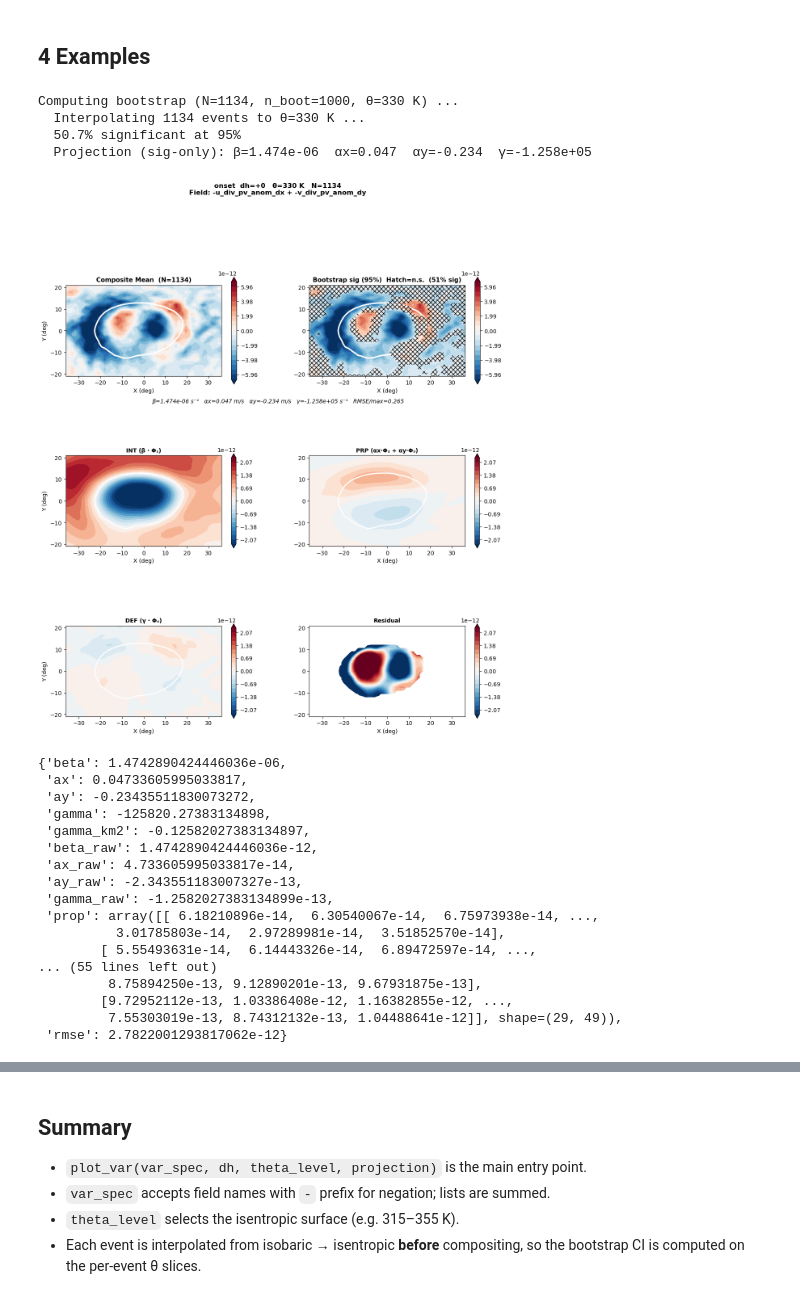
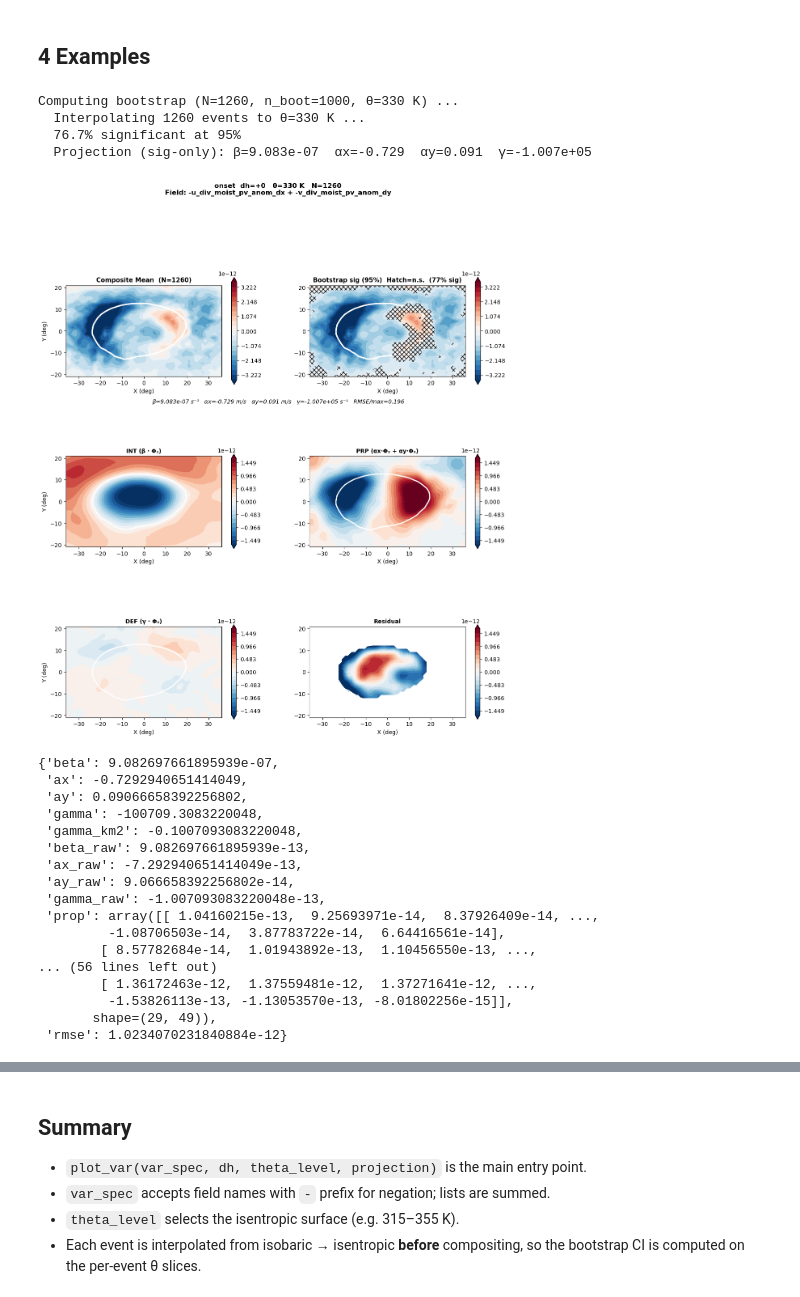
Before and after one commit to yanxingjianken/pvtend, a Jupyter notebook: examples/04i_single_var_isentropic_composite.ipynb, the cells around one changed output, grey strips where cells are left out. Drawn from its saved outputs; the diff is of its cells as text; code cells hidden in the pictures.

```diff
--- a/examples/04i_single_var_isentropic_composite.ipynb
+++ b/examples/04i_single_var_isentropic_composite.ipynb
@@ -526,31 +526,31 @@ plot_var() defined.
 ## 4  Examples
 # %%
 # 6-panel: divergent outflow on 330 K with projection
-plot_var(["-u_div_pv_anom_dx", "-v_div_pv_anom_dy"],
+plot_var(["-u_div_moist_pv_anom_dx", "-v_div_moist_pv_anom_dy"],
          dh=0, theta_level=330, projection=True)
 # %% [output]
-Computing bootstrap (N=1134, n_boot=1000, θ=330 K) ...
-  Interpolating 1134 events to θ=330 K ...
-  50.7% significant at 95%
-  Projection (sig-only): β=1.474e-06  αx=0.047  αy=-0.234  γ=-1.258e+05
+Computing bootstrap (N=1260, n_boot=1000, θ=330 K) ...
+  Interpolating 1260 events to θ=330 K ...
+  76.7% significant at 95%
+  Projection (sig-only): β=9.083e-07  αx=-0.729  αy=0.091  γ=-1.007e+05
-[figure, old version]
+[figure, new version]
-{'beta': 1.4742890424446036e-06,
- 'ax': 0.04733605995033817,
- 'ay': -0.23435511830073272,
- 'gamma': -125820.27383134898,
- 'gamma_km2': -0.12582027383134897,
- 'beta_raw': 1.4742890424446036e-12,
- 'ax_raw': 4.733605995033817e-14,
- 'ay_raw': -2.343551183007327e-13,
- 'gamma_raw': -1.2582027383134899e-13,
- 'prop': array([[ 6.18210896e-14,  6.30540067e-14,  6.75973938e-14, ...,
-          3.01785803e-14,  2.97289981e-14,  3.51852570e-14],
-        [ 5.55493631e-14,  6.14443326e-14,  6.89472597e-14, ...,
-... (55 lines left out)
-         8.75894250e-13, 9.12890201e-13, 9.67931875e-13],
-        [9.72952112e-13, 1.03386408e-12, 1.16382855e-12, ...,
-         7.55303019e-13, 8.74312132e-13, 1.04488641e-12]], shape=(29, 49)),
- 'rmse': 2.7822001293817062e-12}
+{'beta': 9.082697661895939e-07,
+ 'ax': -0.7292940651414049,
+ 'ay': 0.09066658392256802,
+ 'gamma': -100709.3083220048,
+ 'gamma_km2': -0.1007093083220048,
+ 'beta_raw': 9.082697661895939e-13,
+ 'ax_raw': -7.292940651414049e-13,
+ 'ay_raw': 9.066658392256802e-14,
+ 'gamma_raw': -1.007093083220048e-13,
+ 'prop': array([[ 1.04160215e-13,  9.25693971e-14,  8.37926409e-14, ...,
+         -1.08706503e-14,  3.87783722e-14,  6.64416561e-14],
+        [ 8.57782684e-14,  1.01943892e-13,  1.10456550e-13, ...,
+... (56 lines left out)
+        [ 1.36172463e-12,  1.37559481e-12,  1.37271641e-12, ...,
+         -1.53826113e-13, -1.13053570e-13, -8.01802256e-15]],
+       shape=(29, 49)),
+ 'rmse': 1.0234070231840884e-12}
 # %%
 # 2-panel: PV anomaly on 320 K
 plot_var(["pv_anom"], dh=0, theta_level=320, projection=False)
```
Also changed, not shown: parts of 8 cells of this notebook, 10 other files.
